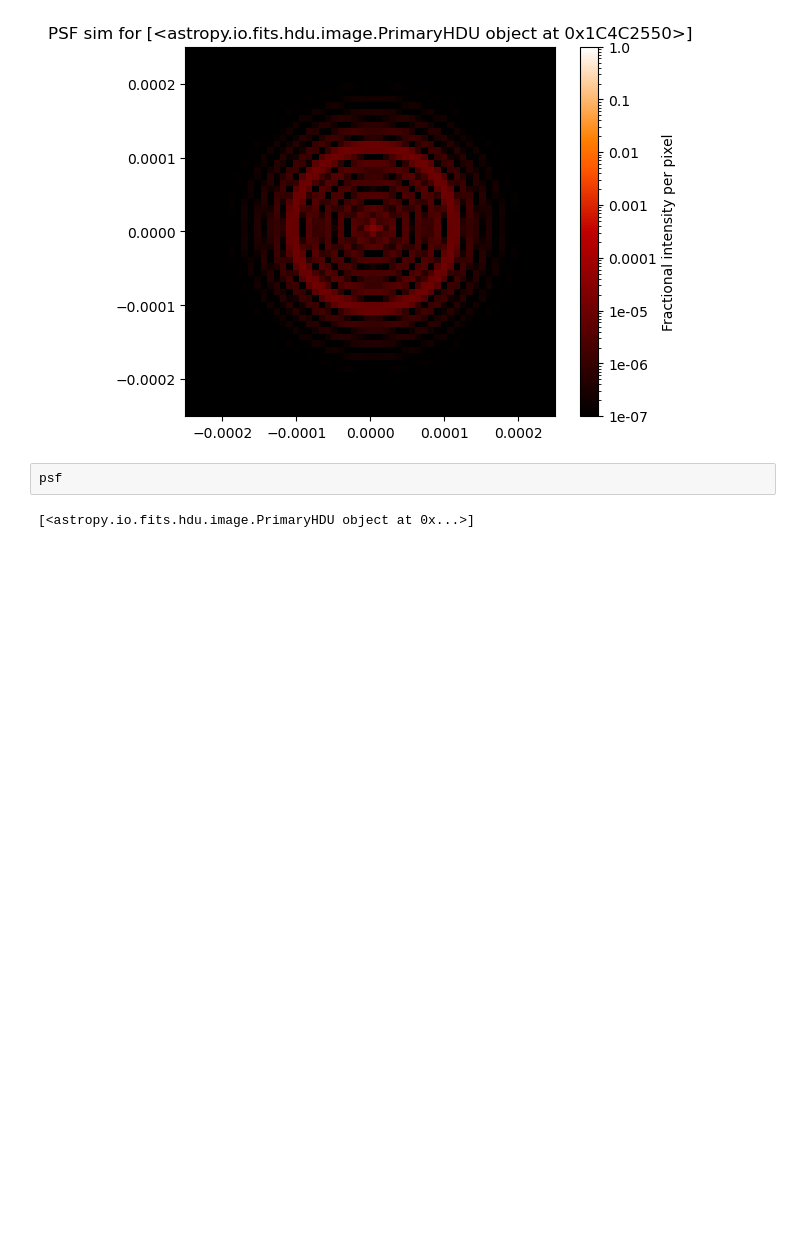
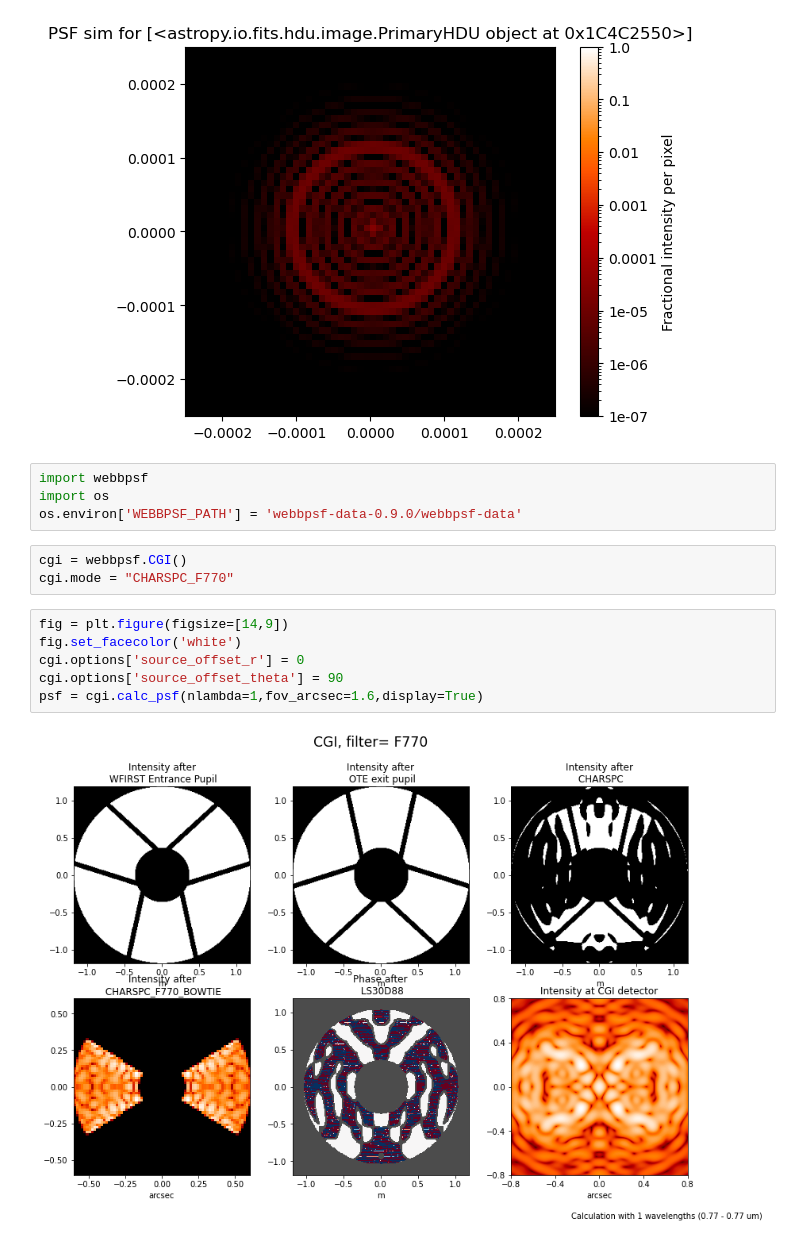
Before and after one commit to Jashcraf/comprehensive-exam, a Jupyter notebook: ComprehensiveSims.ipynb, the cells around one changed output. Saved outputs shown, nothing was run; the diff lists cells and outputs as text; blank space fills up the shorter version.

```diff
--- a/ComprehensiveSims.ipynb
+++ b/ComprehensiveSims.ipynb
@@ -70,7 +70,18 @@ plt.show()
 # plt.show()
 # %% [output]
 [figure]
-# %%
-psf
-# %% [output]
-[<astropy.io.fits.hdu.image.PrimaryHDU object at 0x...>]
+# %%
+import webbpsf
+import os
+os.environ['WEBBPSF_PATH'] = 'webbpsf-data-0.9.0/webbpsf-data'
+# %%
+cgi = webbpsf.CGI()
+cgi.mode = "CHARSPC_F770"
+# %%
+fig = plt.figure(figsize=[14,9])
+fig.set_facecolor('white')
+cgi.options['source_offset_r'] = 0
+cgi.options['source_offset_theta'] = 90
+psf = cgi.calc_psf(nlambda=1,fov_arcsec=1.6,display=True)
+# %% [output]
+[figure, added]
```
Also changed, not shown: parts of 4 cells of this notebook.
